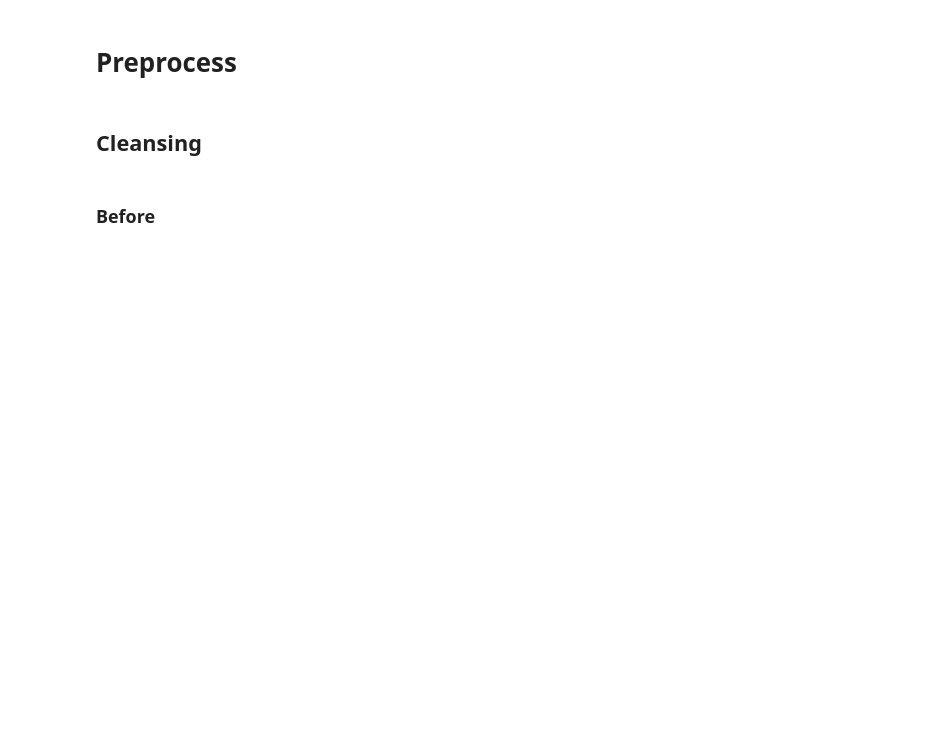
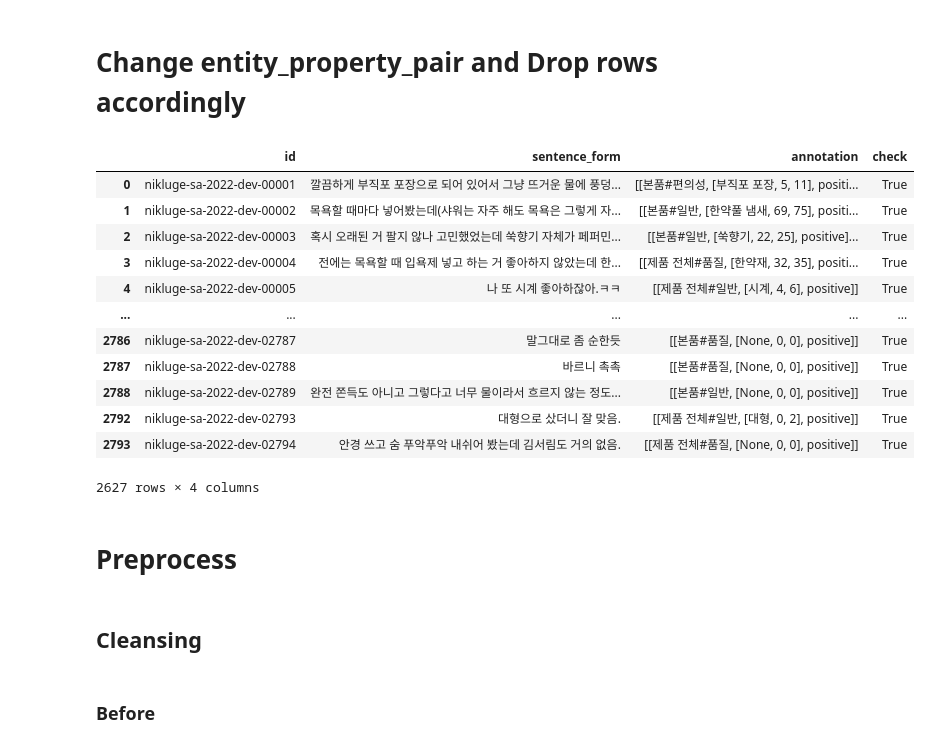
Before and after one commit to dotsnangles/aspect-based-sentiment-analysis, a Jupyter notebook: preprocess.ipynb, the cells around one changed output. Drawn from its saved outputs; the diff is of its cells as text; code cells hidden in the pictures; blank space fills up the shorter version.

```diff
--- a/preprocess.ipynb
+++ b/preprocess.ipynb
@@ -55,3 +135,64 @@ dev = dev.drop(1692)
+# %% [markdown]
+# Change entity_property_pair and Drop rows accordingly
+# %%
+entity_property_pair = {'본품#품질',
+'제품 전체#일반',
+'본품#일반',
+'제품 전체#품질',
+'제품 전체#디자인',
+'본품#편의성',
+'제품 전체#편의성',
+'제품 전체#인지도',
+'패키지/구성품#디자인',
+'브랜드#일반',
+'제품 전체#가격', }
+
+# def remove_props(df):
+#     for idx, row in df.iterrows():
+#         annotations = []
+#         for annotation in row.annotation:
+#             # print(annotation)
+#             if annotation[0] in entity_property_pair and annotation[2] == 'positive':
+#                 annotations.append(annotation)
+#         # print(annotations)
+#         row.annotation = annotations
+#         # print(row.annotation)
+#         # print()
+#     df['check'] = df.annotation.apply(lambda x: bool(x))
+#     df = df.drop(df[df.check == False].index)
+#     return df
+
+def remove_props(df):
+    for idx, row in df.iterrows():
+        empty = []
+        stay = True
+        for annotation in row.annotation:
+            if annotation[0] not in entity_property_pair or annotation[2] != 'positive':
+                stay = False
+        if stay == False:
+            row.annotation = empty
+    df['check'] = df.annotation.apply(lambda x: bool(x))
+    df = df.drop(df[df.check == False].index)
+    return df
+# %%
+train = remove_props(train)
+dev = remove_props(dev)
+# %%
+dev
+# %% [output]
+|  | id | sentence_form | annotation | check |
+| 0 | nikluge-sa-2022-dev-00001 | 깔끔하게 부직포 포장으로 되어 있어서 그냥 뜨거운 물에 풍덩... | [[본품#편의성, [부직포 포장, 5, 11], positi... | True |
+| 1 | nikluge-sa-2022-dev-00002 | 목욕할 때마다 넣어봤는데(샤워는 자주 해도 목욕은 그렇게 자... | [[본품#일반, [한약풀 냄새, 69, 75], positi... | True |
+| 2 | nikluge-sa-2022-dev-00003 | 혹시 오래된 거 팔지 않나 고민했었는데 쑥향기 자체가 페퍼민... | [[본품#일반, [쑥향기, 22, 25], positive]... | True |
+| 3 | nikluge-sa-2022-dev-00004 | 전에는 목욕할 때 입욕제 넣고 하는 거 좋아하지 않았는데 한... | [[제품 전체#품질, [한약재, 32, 35], positi... | True |
+| 4 | nikluge-sa-2022-dev-00005 | 나 또 시계 좋아하잖아.ㅋㅋ | [[제품 전체#일반, [시계, 4, 6], positive]] | True |
+| ... | ... | ... | ... | ... |
+| 2786 | nikluge-sa-2022-dev-02787 | 말그대로 좀 순한듯 | [[본품#품질, [None, 0, 0], positive]] | True |
+| 2787 | nikluge-sa-2022-dev-02788 | 바르니 촉촉 | [[본품#품질, [None, 0, 0], positive]] | True |
+| 2788 | nikluge-sa-2022-dev-02789 | 완전 쫀득도 아니고 그렇다고 너무 물이라서 흐르지 않는 정도... | [[본품#일반, [None, 0, 0], positive]] | True |
+| 2792 | nikluge-sa-2022-dev-02793 | 대형으로 샀더니 잘 맞음. | [[제품 전체#일반, [대형, 0, 2], positive]] | True |
+| 2793 | nikluge-sa-2022-dev-02794 | 안경 쓰고 숨 푸악푸악 내쉬어 봤는데 김서림도 거의 없음. | [[제품 전체#품질, [None, 0, 0], positive]] | True |
+2627 rows × 4 columns
 # %% [markdown]
 # Preprocess
 # %% [markdown]
```
Also changed, not shown: parts of 26 cells of this notebook, 10 other files.
